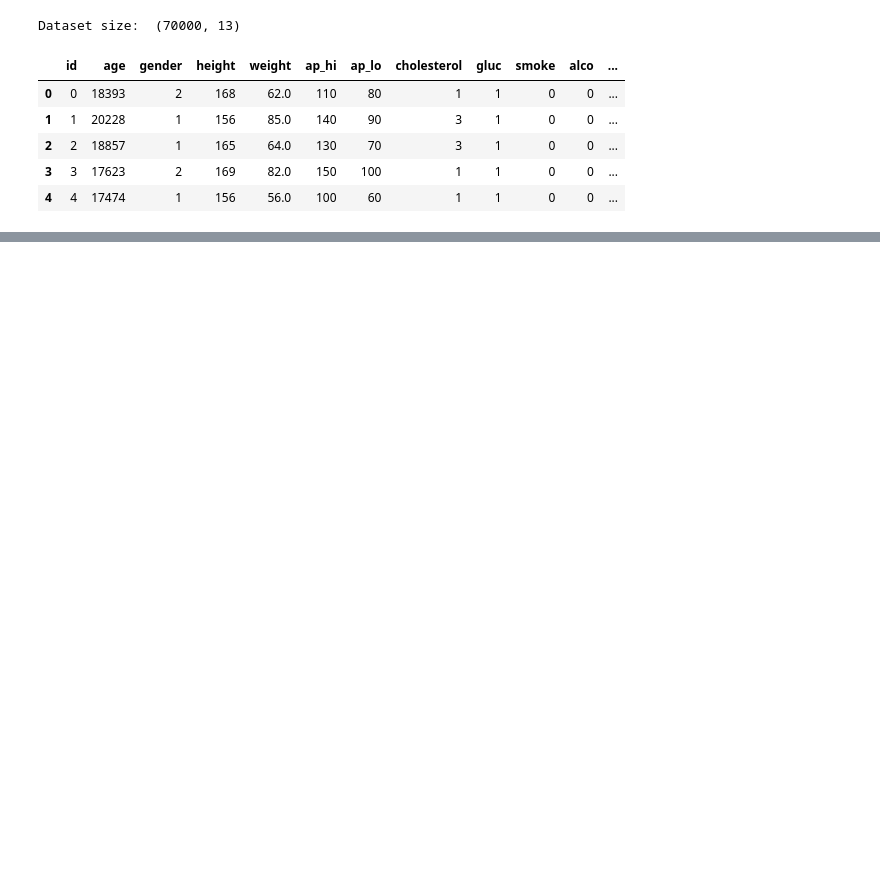
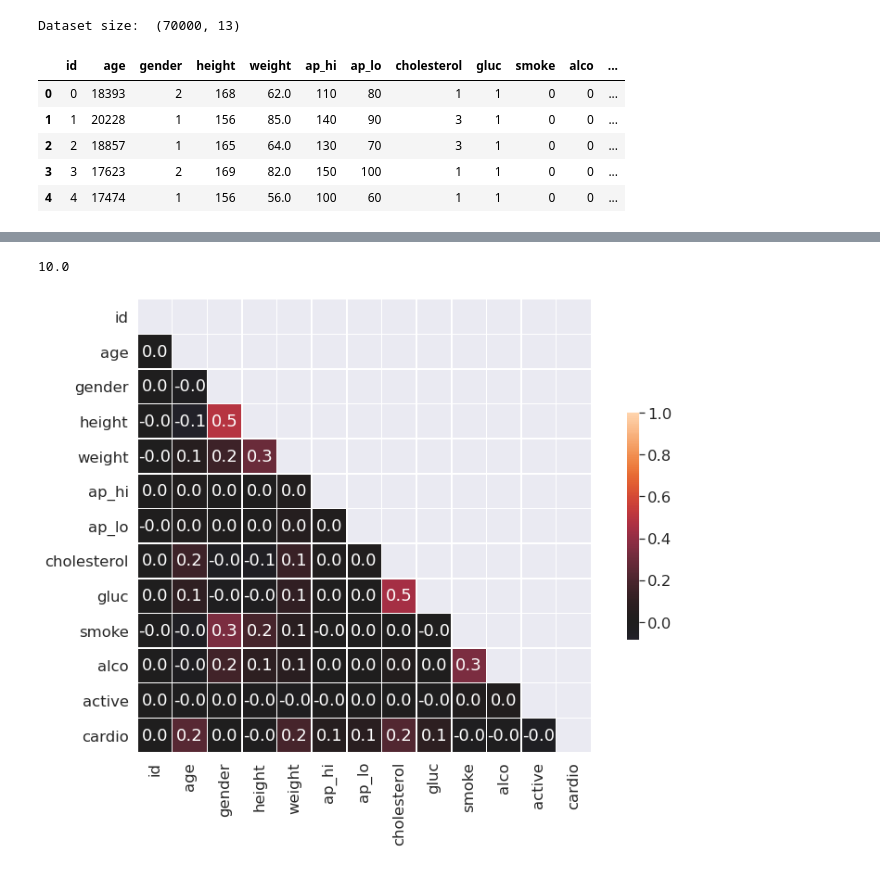
Before and after one commit to mathamateur/mlcourse.ai_assignments, a Jupyter notebook: MLcourse_21_a.ipynb, the cells around one changed output, grey strips where cells are left out. Drawn from its saved outputs; the diff is of its cells as text; code cells hidden in the pictures; blank space fills up the shorter version.

```diff
--- a/MLcourse_21_a.ipynb
+++ b/MLcourse_21_a.ipynb
@@ -39,0 +141,4 @@ pd.read_csv?
+# %%
+miy = 365.25
+df['age-years'] = np.round(df['age'] / miy)
+df.head()
@@ -39,0 +175,3 @@ pd.read_csv?
+# %%
+df['bmi'] = np.round(df['weight'] / ((df['height'] / 100) ** 2), 2)
+df.head()
@@ -39,0 +240,13 @@ pd.read_csv?
+# %%
+print(np.round((df.shape[0] - filtered_df.shape[0]) / df.shape[0] * 100))
+# %% [output]
+10.0
+# %%
+corr_mat = df.drop(['age-years', 'bmi'], axis=1).corr()
+mask = np.zeros_like(corr_mat, dtype=np.bool)
+mask[np.triu_indices_from(mask)] = True
+f, ax = plt.subplots(figsize=(14, 9))
+sns.heatmap(corr_mat, mask=mask, vmax=1, center=0, annot=True, fmt='.1f',
+            square=True, linewidth=.5, cbar_kws={'shrink': .5}); # Height and smoke have the strongest correlation with Gender
+# %% [output]
+[figure, added]
```
Also changed, not shown: parts of 27 cells of this notebook.
